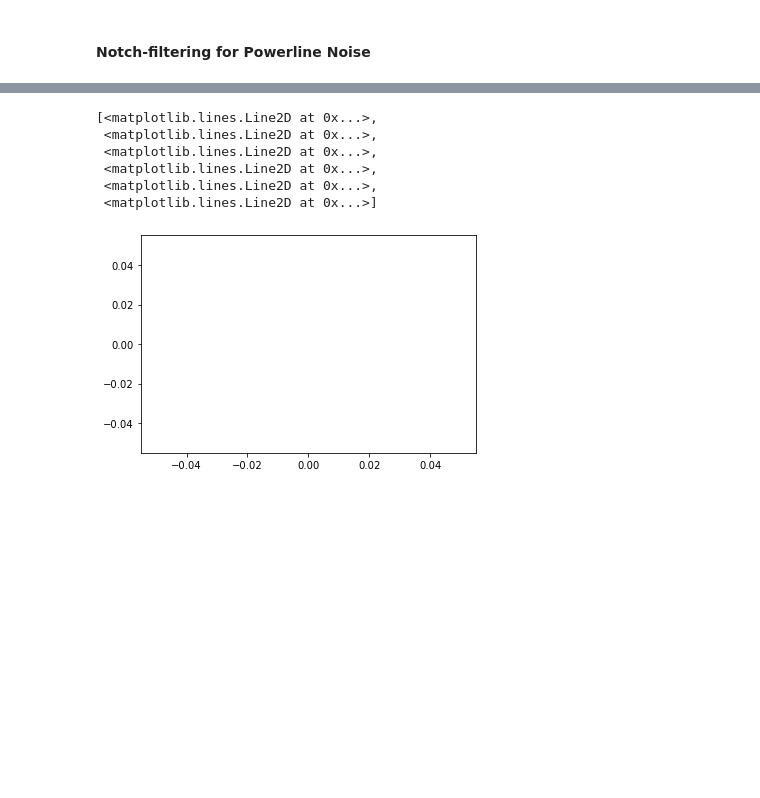
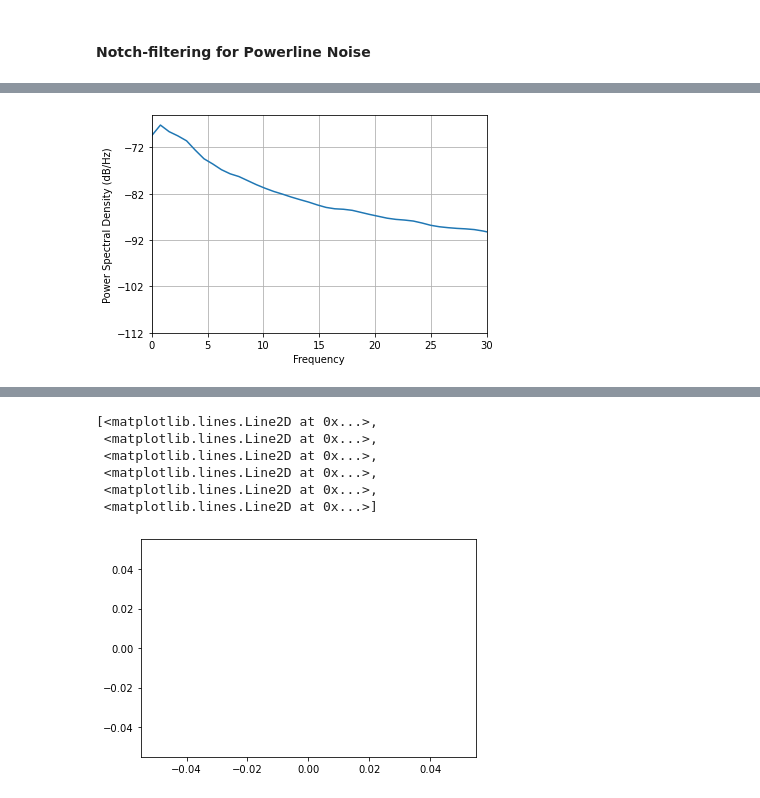
Before and after one commit to richardkoehler/py_neuromodulation, a Jupyter notebook: dyskinesia/dysk_gettingStarted.ipynb, the cells around one changed output, grey strips where cells are left out. Saved outputs shown, nothing was run; the diff lists cells and outputs as text; code cells hidden in the pictures; blank space fills up the shorter version.

```diff
--- a/dyskinesia/dysk_gettingStarted.ipynb
+++ b/dyskinesia/dysk_gettingStarted.ipynb
@@ -354,0 +421,6 @@ ecog250 = signal.resample_poly(ecog_nfilt, up=up, down=down, axis=1)
+# %%
+plt.psd(arr_800[200, 3, :], Fs=800, NFFT=1024)
+plt.xlim(0, 30)
+plt.show()
+# %% [output]
+[figure, added]
```
Also changed, not shown: parts of 58 cells of this notebook, 1 other file.
